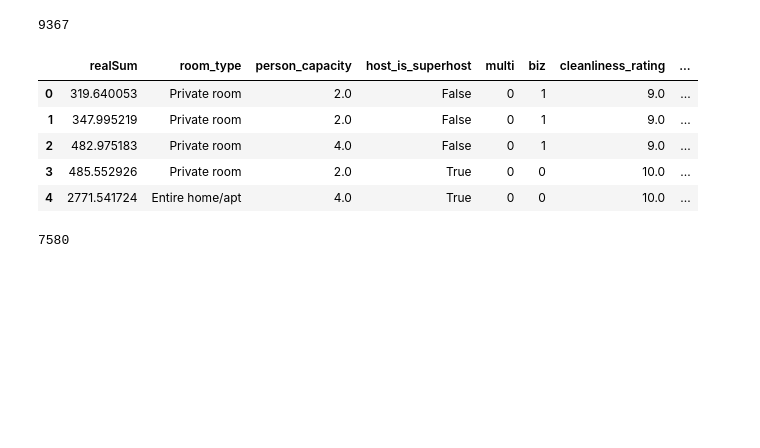
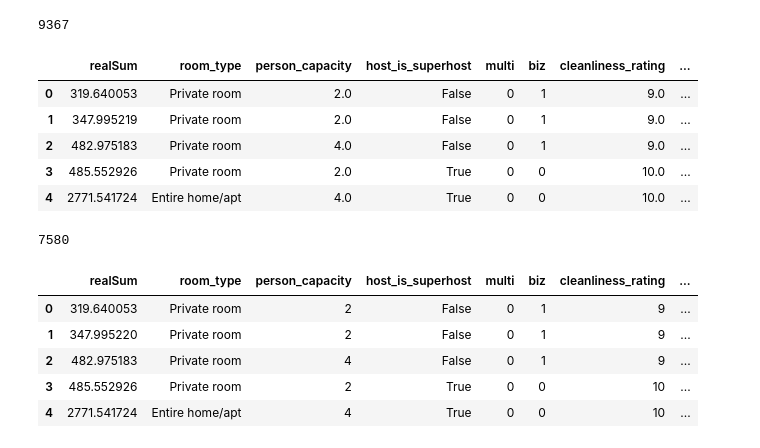
Before and after one commit to shinhaeyoon/Project3_Airbnb-Data-Analysis, a Jupyter notebook: weekends-ETL.ipynb, the cells around one changed output. Cells and saved outputs as stored; diff of their text form; code cells hidden in the pictures; blank space fills up the shorter version.

```diff
--- a/weekends-ETL.ipynb
+++ b/weekends-ETL.ipynb
@@ -104,3 +104,18 @@ print(len(weekends[weekends['multi'] == 1]))
 7580
 # %%
 weekends.to_csv('weekends.csv')
+# %%
+weekends = pd.read_csv("./Resources/weekends.csv")
+weekdays = pd.read_csv("./Resources/weekdays.csv")
+# %%
+weekends['type'] = 'weekends'
+weekdays['type'] = 'weekdays'
+# %%
+weekends.head(5)
+# %% [output]
+|  | realSum | room_type | person_capacity | host_is_superhost | multi | biz | cleanliness_rating | ... |
+| 0 | 319.640053 | Private room | 2 | False | 0 | 1 | 9 | ... |
+| 1 | 347.995220 | Private room | 2 | False | 0 | 1 | 9 | ... |
+| 2 | 482.975183 | Private room | 4 | False | 0 | 1 | 9 | ... |
+| 3 | 485.552926 | Private room | 2 | True | 0 | 0 | 10 | ... |
+| 4 | 2771.541724 | Entire home/apt | 4 | True | 0 | 0 | 10 | ... |
```
Also changed, not shown: parts of 1 cell of this notebook, 6 other files.
